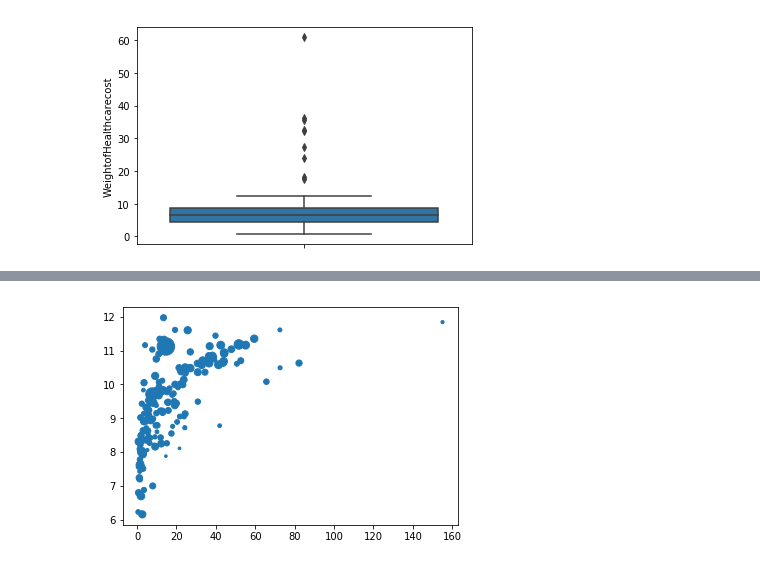
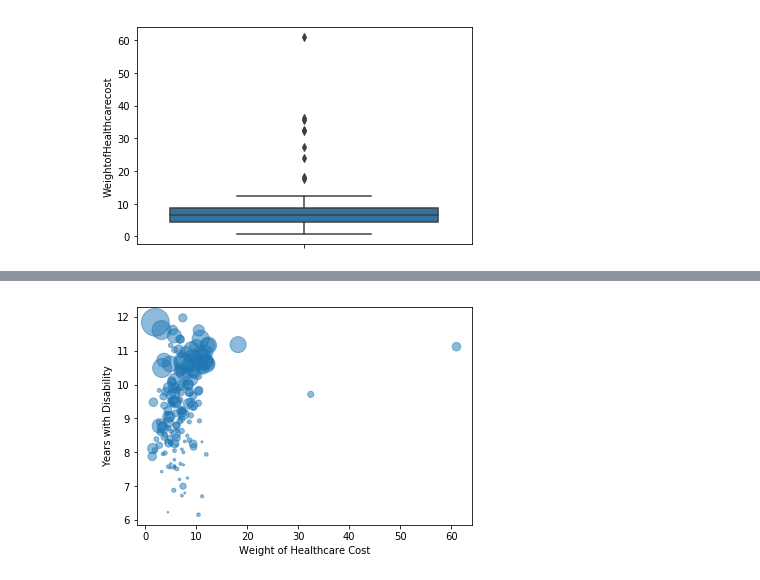
Before and after one commit to NamiF/The-cost-of-healcare-related-to-longevity, a Jupyter notebook: Healthcare_cost_of_longevity.ipynb, the cells around one changed output, grey strips where cells are left out. Cells and saved outputs as stored; diff of their text form; code cells hidden in the pictures.

Commit message:
Annotate graphs with items of interest

```diff
--- a/Healthcare_cost_of_longevity.ipynb
+++ b/Healthcare_cost_of_longevity.ipynb
@@ -228,11 +244,11 @@ import matplotlib.pyplot as plt
 # %%
-x=(year2014_modified['GDPperCapitaUSD'])/1000  #Devide the GDPperCapital by 1000 to shorten the X lim
+x=year2014_modified['WeightofHealthcarecost']  #Devide the GDPperCapital by 1000 to shorten the X lim
 y=year2014_modified['YearsWithDisability']
-z=year2014_modified['WeightofHealthcarecost']
-plt.scatter(x, y, s=z*5) #Multple the Weight of Healthcare Cost by 5 to make an emphasis of its magnitude
+z=(year2014_modified['GDPperCapitaUSD'])/1000
+plt.scatter(x, y, s=z*5, alpha=0.5)
+plt.xlabel('Weight of Healthcare Cost')
+plt.ylabel('Years with Disability')
 
-plt.xlable("Weight of Healthcare cost in %")
-plt.ylable("Years with disability")
 plt.show()
 # %% [output]
-[figure, old version]
+[figure, new version]
```
Also changed, not shown: parts of 6 cells of this notebook.
